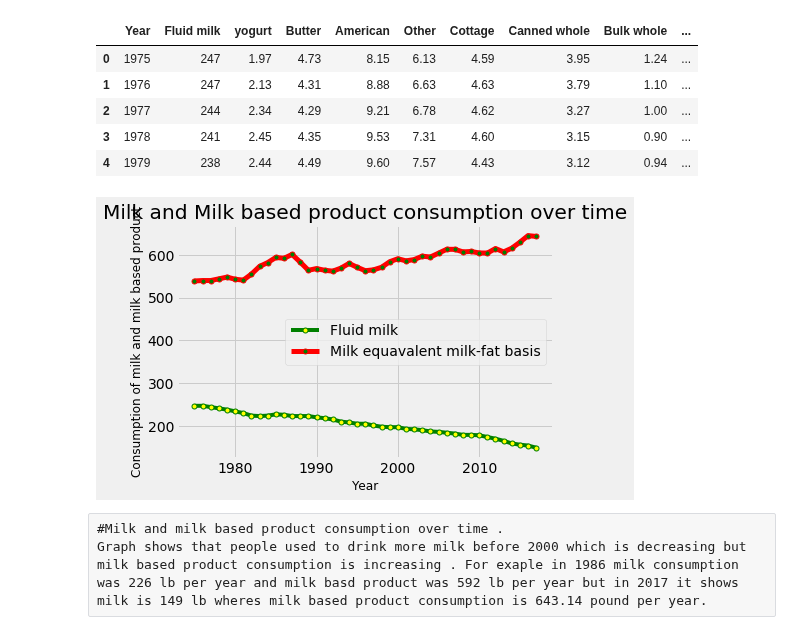
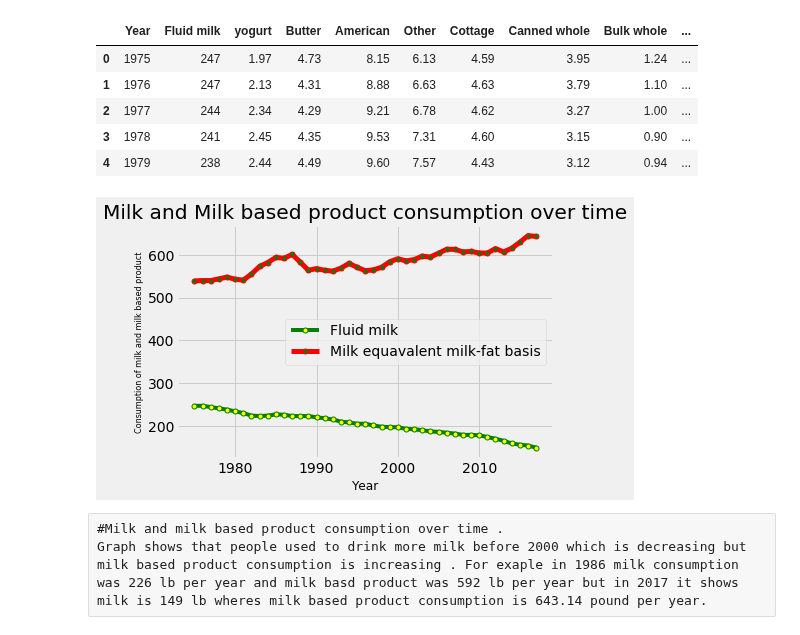
Before and after one commit to Ashraf4068/Dairy_project, a Jupyter notebook: dairy_test.ipynb, the cells around one changed output. Cells and saved outputs as stored; diff of their text form; code cells hidden in the pictures.

```diff
--- a/dairy_test.ipynb
+++ b/dairy_test.ipynb
@@ -297,14 +297,14 @@ milk_consumption_analysis.head()
 # %%
 # multiple line plot
 plt.plot( 'Year', 'Fluid milk', data=milk_consumption_analysis, marker='o', markerfacecolor='yellow', markersize=5, color='green', linewidth=4)
 plt.plot( 'Year', 'Milk equavalent milk-fat basis', data=milk_consumption_analysis, marker='o',markerfacecolor='green',markersize=5, color='red', linewidth=5)
 plt.title("Milk and Milk based product consumption over time")
 plt.xlabel('Year', fontsize=12);
-plt.ylabel('Consumption of milk and milk based product', fontsize=12);
+plt.ylabel('Consumption of milk and milk based product', fontsize=8);
 plt.legend()
 plt.savefig("Outputs/milk_dairy consumption.png")
 # %% [output]
-[figure, old version]
+[figure, new version]
 # %% [raw]
 #Milk and milk based product consumption over time .
 Graph shows that people used to drink more milk before 2000 which is decreasing but milk based product consumption is increasing . For exaple in 1986 milk consumption was 226 lb per year and milk basd product was 592 lb per year but in 2017 it shows milk is 149 lb wheres milk based product consumption is 643.14 pound per year.
```
